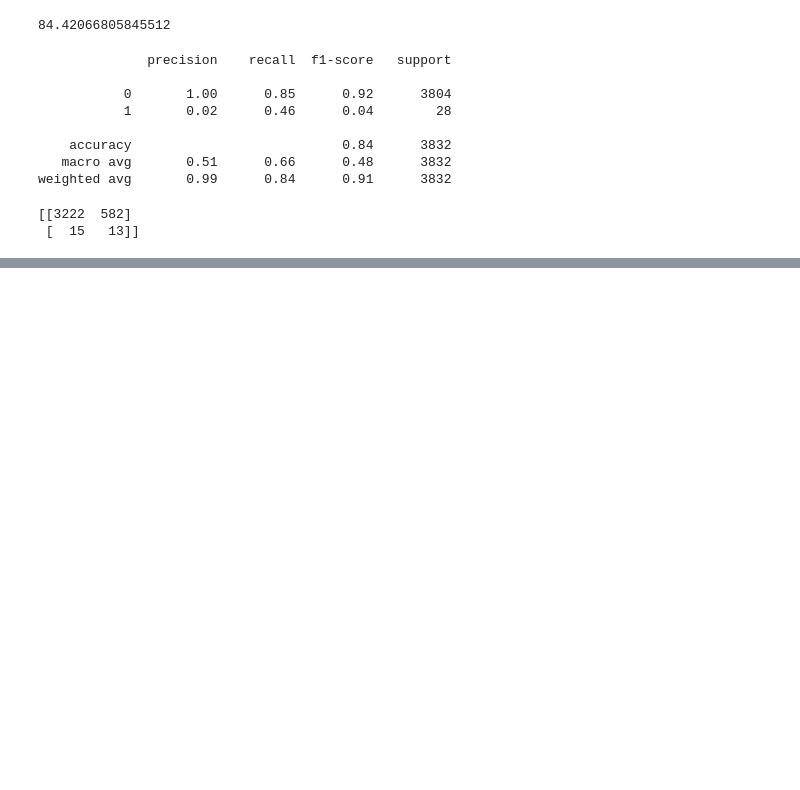
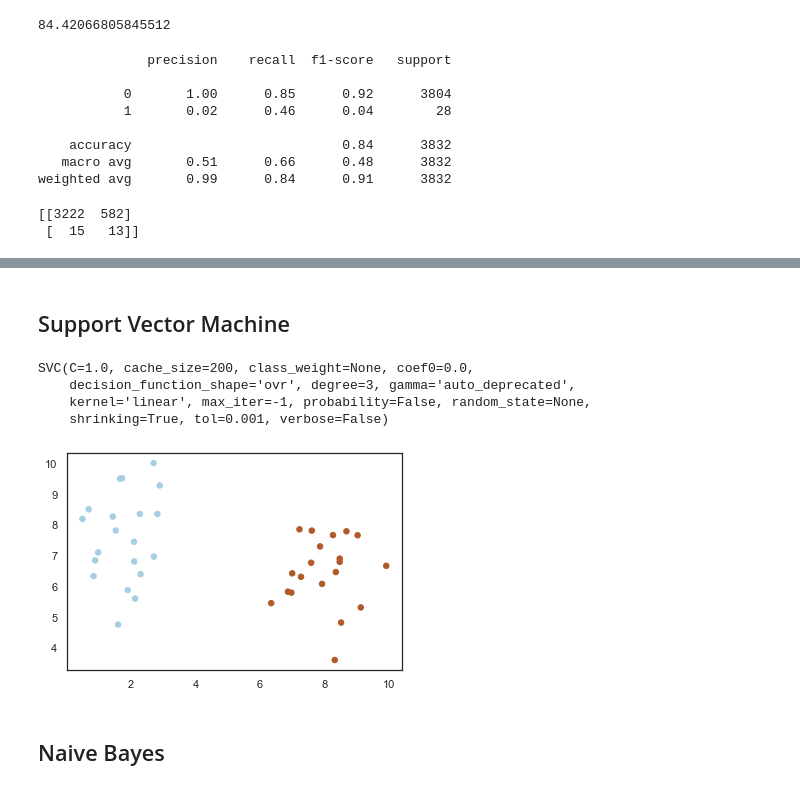
Before and after one commit to Ashokkumar2410/machinelearning, a Jupyter notebook: SimplilearnML.ipynb, the cells around one changed output, grey strips where cells are left out. Cells and saved outputs as stored; diff of their text form; code cells hidden in the pictures; blank space fills up the shorter version.

Commit message:
Adding SVM and Naive

```diff
--- a/SimplilearnML.ipynb
+++ b/SimplilearnML.ipynb
@@ -898,0 +1024,2 @@ print(confusion_matrix(RF_y_pred,y_test))
+# %% [markdown]
+## Support Vector Machine
@@ -898,0 +1029,17 @@ print(confusion_matrix(RF_y_pred,y_test))
+# %%
+X,y =make_blobs(n_samples=40,centers=2, random_state=20)
+# %%
+clf = SVC(kernel='linear')
+clf.fit(X,y)
+# %% [output]
+SVC(C=1.0, cache_size=200, class_weight=None, coef0=0.0,
+    decision_function_shape='ovr', degree=3, gamma='auto_deprecated',
+    kernel='linear', max_iter=-1, probability=False, random_state=None,
+    shrinking=True, tol=0.001, verbose=False)
+# %%
+plt.scatter(X[:,0], X[:,1],c=y ,s=30,cmap=plt.cm.Paired)
+plt.show()
+# %% [output]
+[figure, added]
+# %% [markdown]
+## Naive Bayes
```
Also changed, not shown: parts of 22 cells of this notebook.
